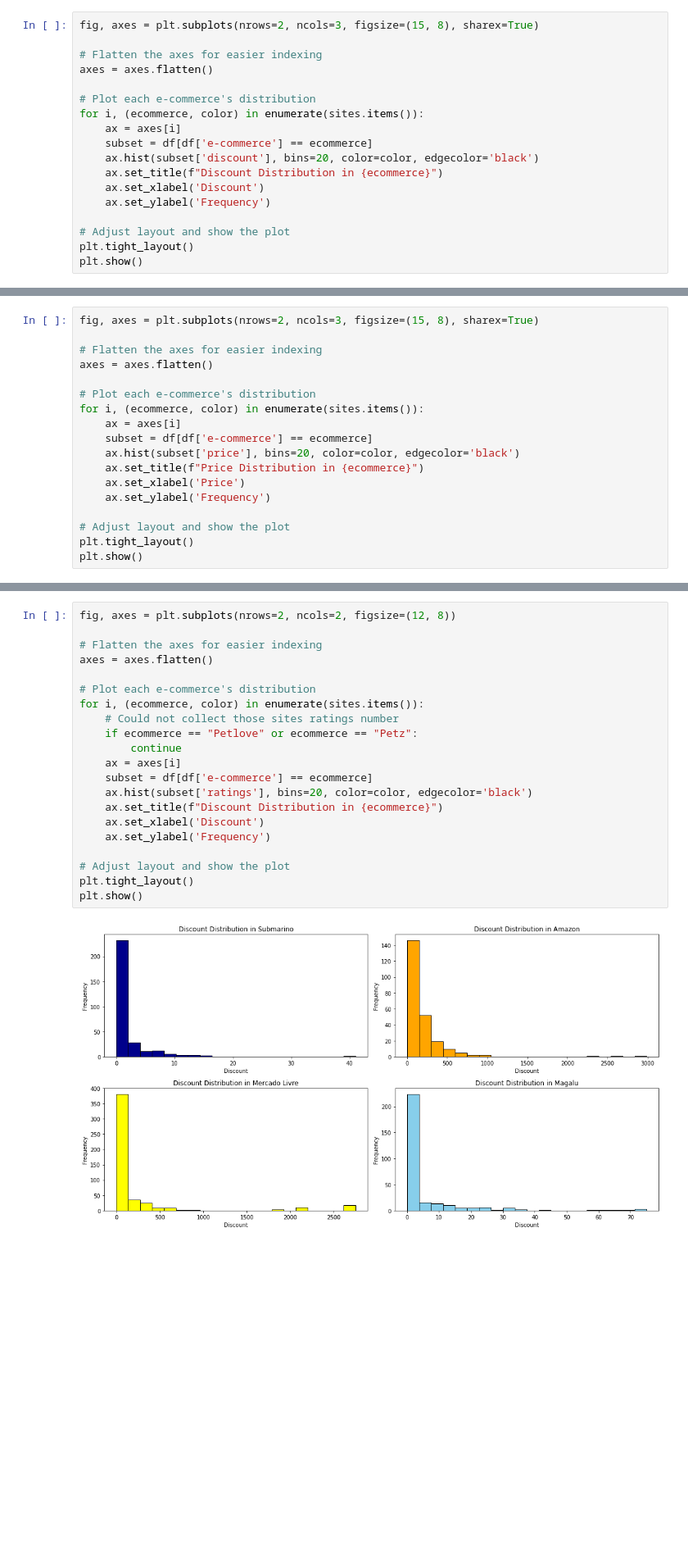
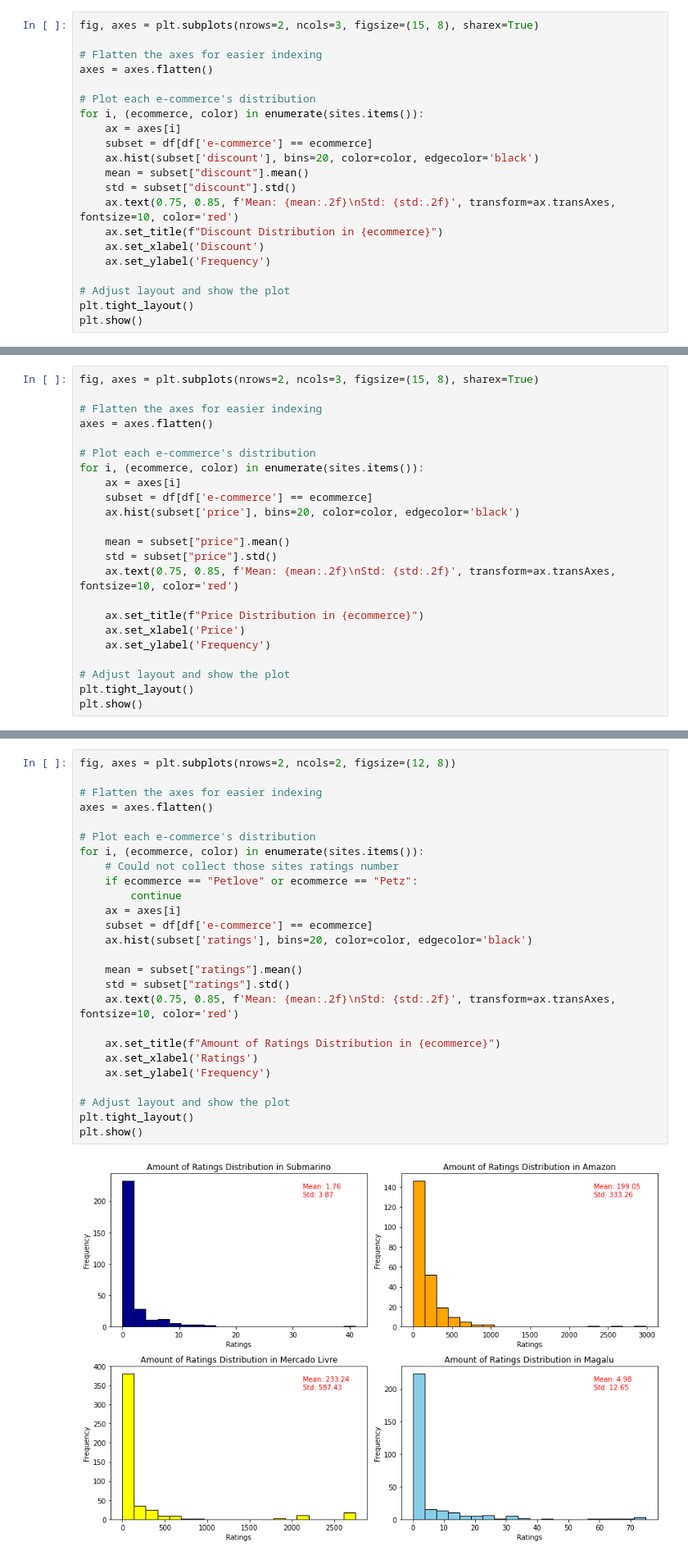
Before and after one commit to nelsonayamashita/e-commerce-scraper, a Jupyter notebook: analysis.ipynb, the cells around one changed output, grey strips where cells are left out. Shown at 82% size. Saved outputs shown, nothing was run; the diff lists cells and outputs as text; blank space fills up the shorter version.

```diff
--- a/analysis.ipynb
+++ b/analysis.ipynb
@@ -50,6 +50,9 @@ for i, (ecommerce, color) in enumerate(sites.items()):
     ax = axes[i]
     subset = df[df['e-commerce'] == ecommerce]
     ax.hist(subset['discount'], bins=20, color=color, edgecolor='black')
+    mean = subset["discount"].mean()
+    std = subset["discount"].std()
+    ax.text(0.75, 0.85, f'Mean: {mean:.2f}\nStd: {std:.2f}', transform=ax.transAxes, fontsize=10, color='red')
     ax.set_title(f"Discount Distribution in {ecommerce}")
     ax.set_xlabel('Discount')
     ax.set_ylabel('Frequency')
@@ -72,6 +77,11 @@ for i, (ecommerce, color) in enumerate(sites.items()):
     ax = axes[i]
     subset = df[df['e-commerce'] == ecommerce]
     ax.hist(subset['price'], bins=20, color=color, edgecolor='black')
+
+    mean = subset["price"].mean()
+    std = subset["price"].std()
+    ax.text(0.75, 0.85, f'Mean: {mean:.2f}\nStd: {std:.2f}', transform=ax.transAxes, fontsize=10, color='red')
+
     ax.set_title(f"Price Distribution in {ecommerce}")
     ax.set_xlabel('Price')
     ax.set_ylabel('Frequency')
@@ -86,23 +98,28 @@ plt.show()
 # %%
 fig, axes = plt.subplots(nrows=2, ncols=2, figsize=(12, 8))
 
 # Flatten the axes for easier indexing
 axes = axes.flatten()
 
 # Plot each e-commerce's distribution
 for i, (ecommerce, color) in enumerate(sites.items()):
     # Could not collect those sites ratings number
     if ecommerce == "Petlove" or ecommerce == "Petz":
         continue
     ax = axes[i]
     subset = df[df['e-commerce'] == ecommerce]
     ax.hist(subset['ratings'], bins=20, color=color, edgecolor='black')
-    ax.set_title(f"Discount Distribution in {ecommerce}")
-    ax.set_xlabel('Discount')
+
+    mean = subset["ratings"].mean()
+    std = subset["ratings"].std()
+    ax.text(0.75, 0.85, f'Mean: {mean:.2f}\nStd: {std:.2f}', transform=ax.transAxes, fontsize=10, color='red')
+
+    ax.set_title(f"Amount of Ratings Distribution in {ecommerce}")
+    ax.set_xlabel('Ratings')
     ax.set_ylabel('Frequency')
 
 # Adjust layout and show the plot
 plt.tight_layout()
 plt.show()
 # %% [output]
-[figure, old version]
+[figure, new version]
```
Also changed, not shown: parts of 29 cells of this notebook.
